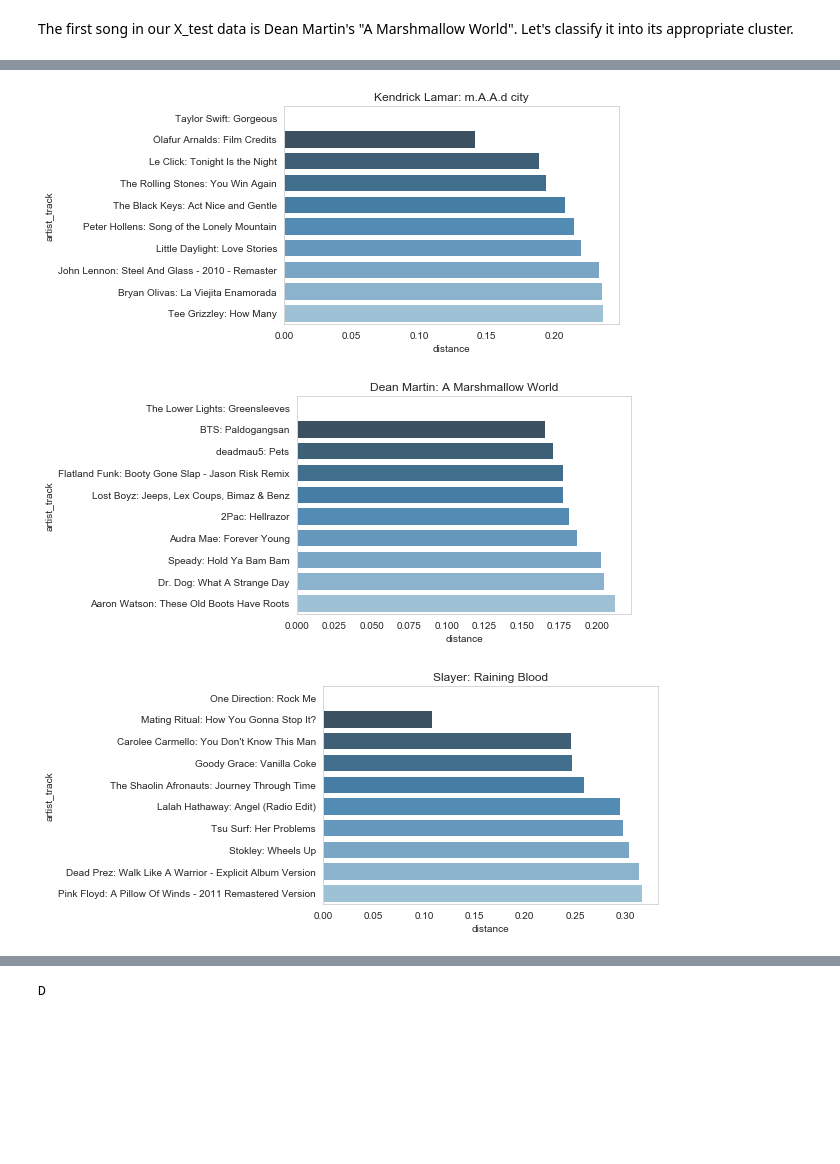
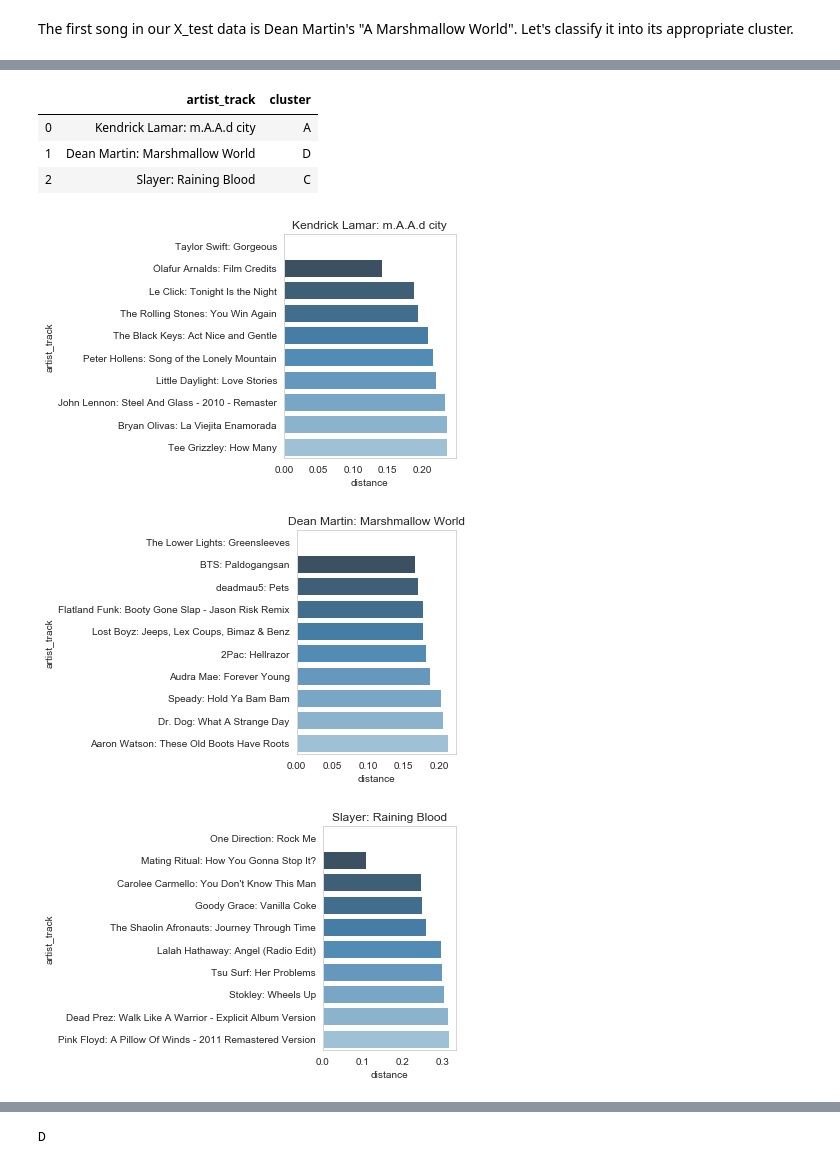
Before and after one commit to spotted-d/spotify-project, a Jupyter notebook: notebooks/group37_milestone3_eda_baseline_model.ipynb, the cells around one changed output, grey strips where cells are left out. Saved outputs shown, nothing was run; the diff lists cells and outputs as text; code cells hidden in the pictures; blank space fills up the shorter version.

```diff
--- a/notebooks/group37_milestone3_eda_baseline_model.ipynb
+++ b/notebooks/group37_milestone3_eda_baseline_model.ipynb
@@ -646,30 +646,46 @@ def plot_nearest_neighbors(neighbors_df, artist_track):
     plt.title(artist_track)
 
     filename = artist_track.replace(" ", "").replace(":", "_")
+    plt.tight_layout()
     plt.savefig(f"../out/{filename}_nearestneighbors.svg", quality=95, dpi=1200)
 # %%
 # Kendrick Lamar, m.A.A.d city: "spotify:track:439TlnnznSiBbQbgXiBqAd"
 # Dean Martin, A Marshmallow World: "spotify:track:3szI9hDVbyOYU0yd77G35n"
 # Slayer, Raining Blood: "spotify:track:4Yx9Tw9dTgQ8eGCq3PRDyn"
+clusters = []
 
 # Kendrick Lamar, m.A.A.d city: "spotify:track:439TlnnznSiBbQbgXiBqAd"
 cluster, neighbors, graph = generate_nearest_songs("spotify:track:439TlnnznSiBbQbgXiBqAd", playlist_clusters)
+artist_track = "Kendrick Lamar: m.A.A.d city"
 neighbors["artist_track"] = neighbors["artist_name"] + ": " + neighbors["track_name"]
-plot_nearest_neighbors(neighbors.head(10), "Kendrick Lamar: m.A.A.d city")
+clusters.append({"artist_track": artist_track, "cluster": cluster})
+plot_nearest_neighbors(neighbors.head(10), artist_track)
 
 # Dean Martin, A Marshmallow World: "spotify:track:3szI9hDVbyOYU0yd77G35n"
 cluster, neighbors, graph = generate_nearest_songs("spotify:track:3szI9hDVbyOYU0yd77G35n", playlist_clusters)
+artist_track = "Dean Martin: Marshmallow World"
 neighbors["artist_track"] = neighbors["artist_name"] + ": " + neighbors["track_name"]
-plot_nearest_neighbors(neighbors.head(10), "Dean Martin: A Marshmallow World")
+clusters.append({"artist_track": artist_track, "cluster": cluster})
+plot_nearest_neighbors(neighbors.head(10), artist_track)
+# print(f"Cluster assignment for {artist_track}: {cluster}")
 
 # Slayer, Raining Blood: "spotify:track:4Yx9Tw9dTgQ8eGCq3PRDyn"
 cluster, neighbors, graph = generate_nearest_songs("spotify:track:4Yx9Tw9dTgQ8eGCq3PRDyn", playlist_clusters)
+artist_track = "Slayer: Raining Blood"
 neighbors["artist_track"] = neighbors["artist_name"] + ": " + neighbors["track_name"]
-plot_nearest_neighbors(neighbors.head(10), "Slayer: Raining Blood")
+clusters.append({"artist_track": artist_track, "cluster": cluster})
+plot_nearest_neighbors(neighbors.head(10), artist_track)
+# print(f"Cluster assignment for {artist_track}: {cluster}")
+
+pd.DataFrame(clusters)
 # %% [output]
+|  | artist_track | cluster |
+| 0 | Kendrick Lamar: m.A.A.d city | A |
+| 1 | Dean Martin: Marshmallow World | D |
+| 2 | Slayer: Raining Blood | C |
-[figure, old version]
+[figure, new version]
-[figure, old version]
+[figure, new version]
-[figure, old version]
+[figure, new version]
 # %%
 playlist_clusters.loc["spotify:track:439TlnnznSiBbQbgXiBqAd"]
 # %% [output]
```
Also changed, not shown: 4 other files.
